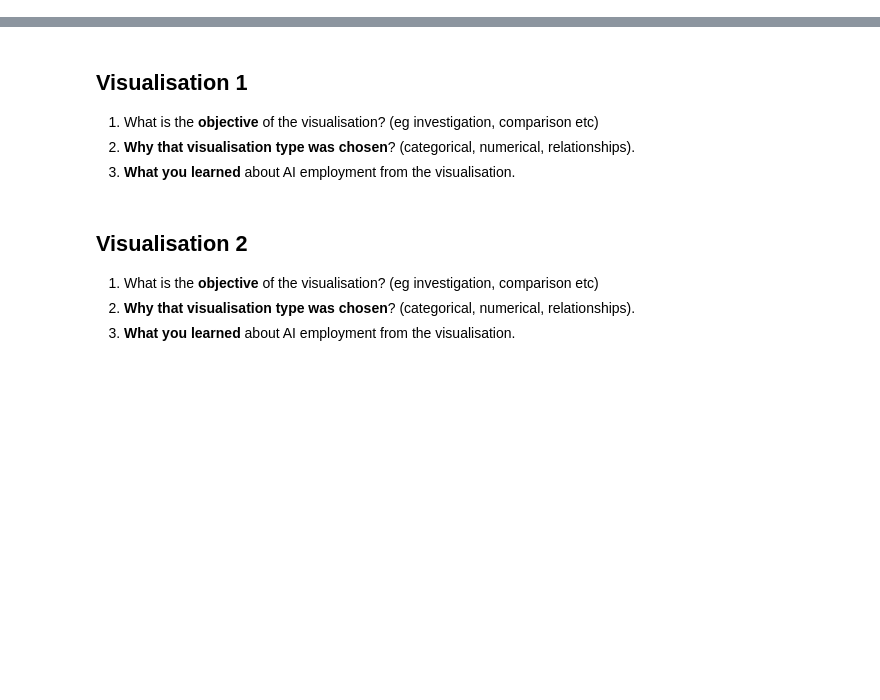
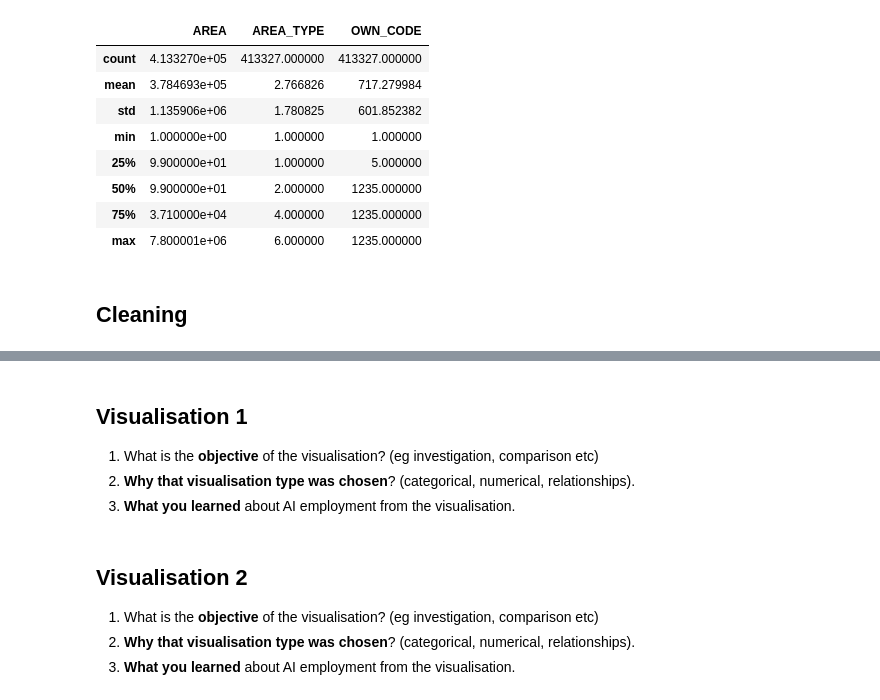
Before and after one commit to BarbSouza/data-visualisation, a Jupyter notebook: data-visualisation.ipynb, the cells around one changed output, grey strips where cells are left out. Drawn from its saved outputs; the diff is of its cells as text; code cells hidden in the pictures; blank space fills up the shorter version.

```diff
--- a/data-visualisation.ipynb
+++ b/data-visualisation.ipynb
@@ -16,0 +106,14 @@ df.info()
+# %%
+dataset.describe()
+# %% [output]
+|  | AREA | AREA_TYPE | OWN_CODE |
+| count | 4.133270e+05 | 413327.000000 | 413327.000000 |
+| mean | 3.784693e+05 | 2.766826 | 717.279984 |
+| std | 1.135906e+06 | 1.780825 | 601.852382 |
+| min | 1.000000e+00 | 1.000000 | 1.000000 |
+| 25% | 9.900000e+01 | 1.000000 | 5.000000 |
+| 50% | 9.900000e+01 | 2.000000 | 1235.000000 |
+| 75% | 3.710000e+04 | 4.000000 | 1235.000000 |
+| max | 7.800001e+06 | 6.000000 | 1235.000000 |
+# %% [markdown]
+## Cleaning
```
Also changed, not shown: parts of 20 cells of this notebook.
